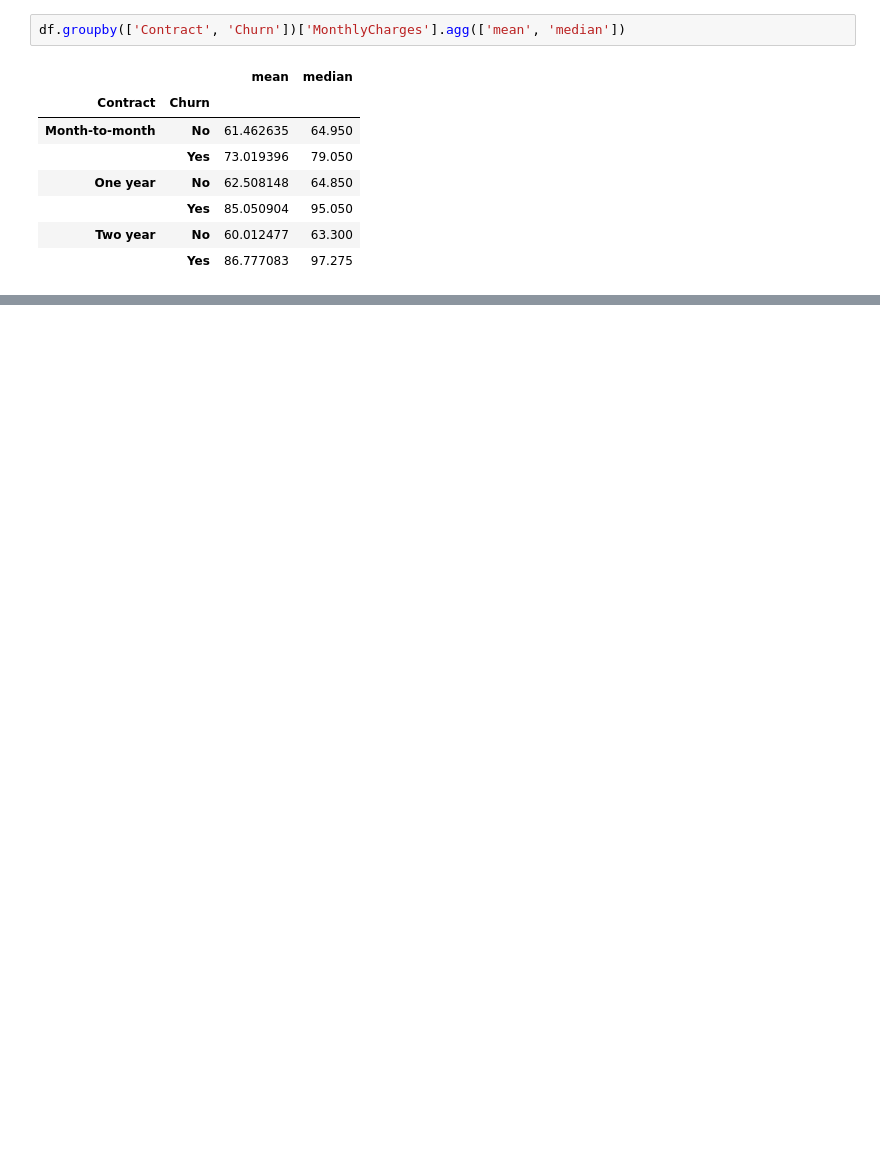
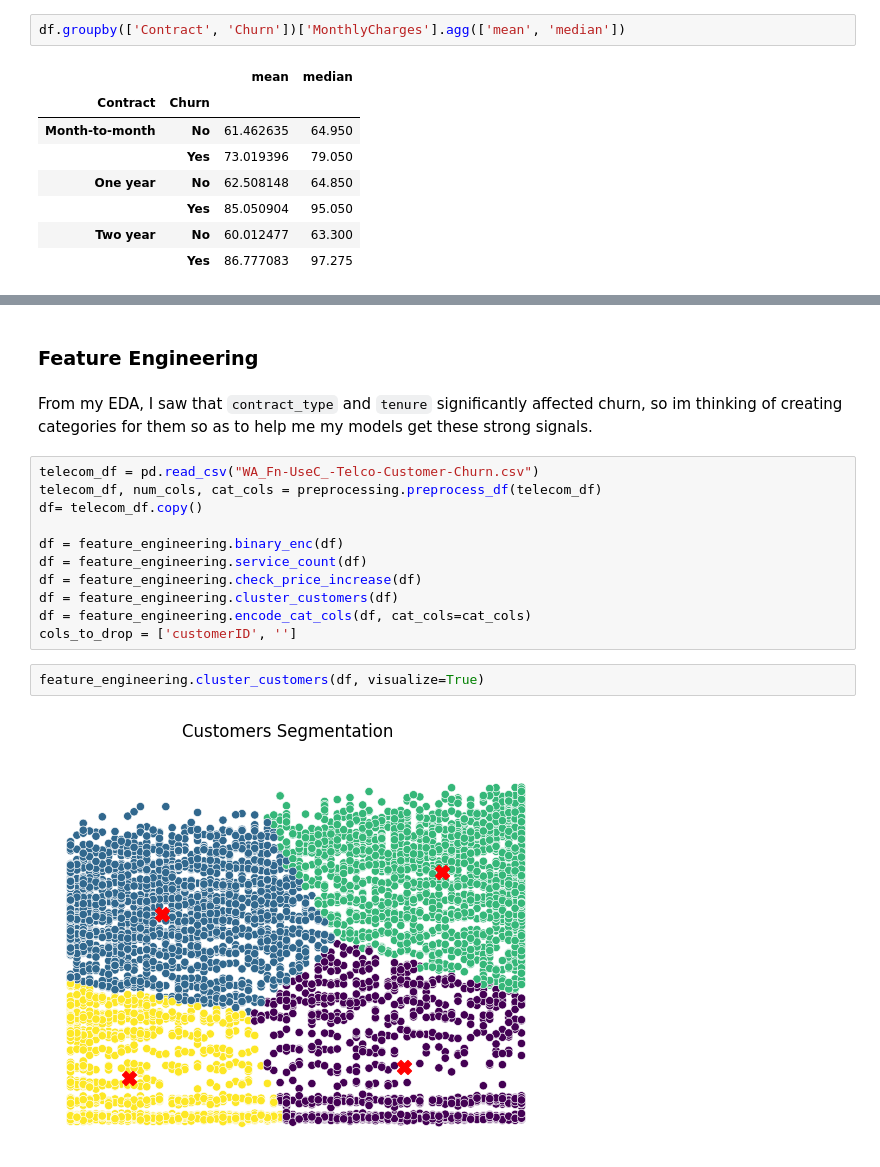
Before and after one commit to DevMohdFaiz/Teleco-Churn, a Jupyter notebook: teleco_nb.ipynb, the cells around one changed output, grey strips where cells are left out. Saved outputs shown, nothing was run; the diff lists cells and outputs as text; blank space fills up the shorter version.

```diff
--- a/teleco_nb.ipynb
+++ b/teleco_nb.ipynb
@@ -219,0 +171,19 @@ df.groupby(['Contract', 'Churn'])['MonthlyCharges'].agg(['mean', 'median'])
+# %% [markdown]
+### Feature Engineering
+# %% [markdown]
+From my EDA, I saw that `contract_type` and `tenure` significantly affected churn, so im thinking of creating categories for them so as to help me my models get these strong signals.
+# %%
+telecom_df = pd.read_csv("WA_Fn-UseC_-Telco-Customer-Churn.csv")
+telecom_df, num_cols, cat_cols = preprocessing.preprocess_df(telecom_df)
+df= telecom_df.copy()
+
+df = feature_engineering.binary_enc(df)
+df = feature_engineering.service_count(df)
+df = feature_engineering.check_price_increase(df)
+df = feature_engineering.cluster_customers(df)
+df = feature_engineering.encode_cat_cols(df, cat_cols=cat_cols)
+cols_to_drop = ['customerID', '']
+# %%
+feature_engineering.cluster_customers(df, visualize=True)
+# %% [output]
+[figure, added]
```
Also changed, not shown: parts of 40 cells of this notebook, 4 other files.
